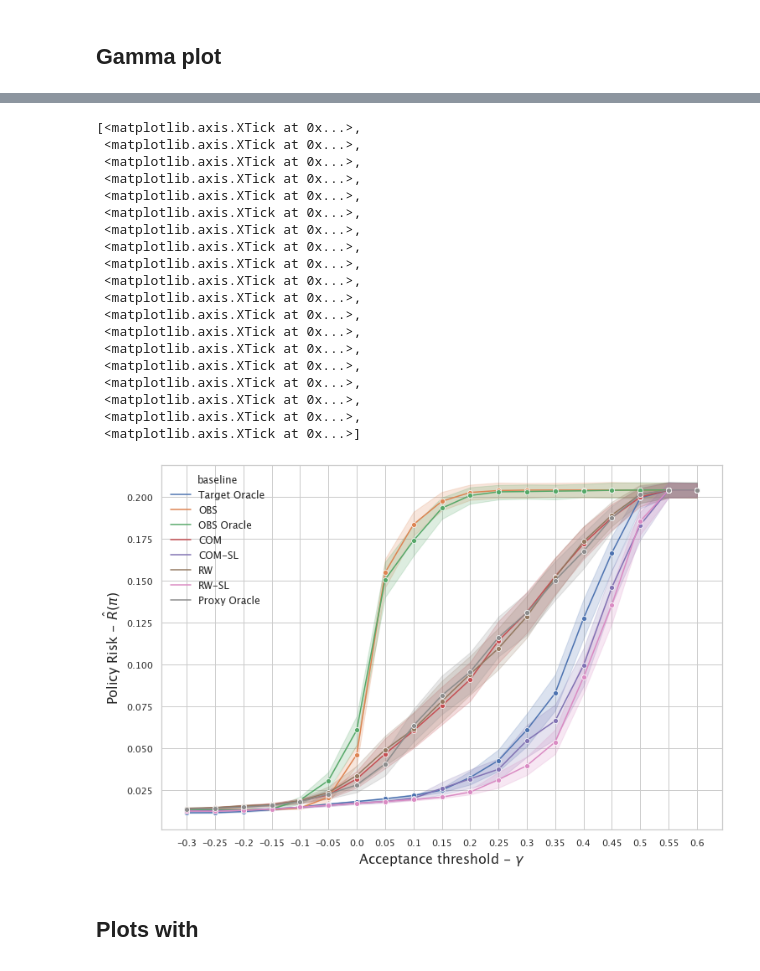
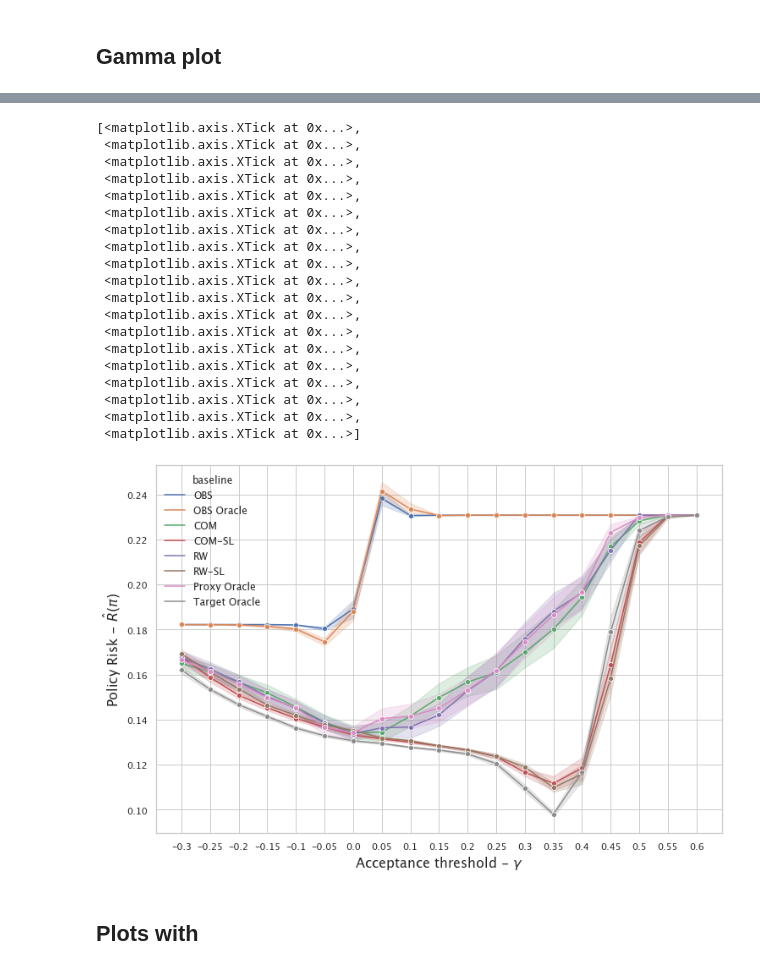
Before and after one commit to lguerdan/counterfactual-decision-support, a Jupyter notebook: notebook_results.ipynb, the cells around one changed output, grey strips where cells are left out. Cells and saved outputs as stored; diff of their text form; code cells hidden in the pictures.

Commit message:
update policy risk computation

```diff
--- a/notebook_results.ipynb
+++ b/notebook_results.ipynb
@@ -15,8 +15,3 @@ sns.set(style = "whitegrid", rc = {
     "axes.labelsize": 16,
     'legend.fontsize': 12
 })
-# %%
-df, meandf  = results.get_erm_convergence_result_df('NENV_erm_convergence_rates_crossfit_R10')
-df = df[df['alpha_0'] != 0.2]
-df.reset_index(inplace=True)
-fig = sns.lineplot(data=df, x="NS", y="ACC", hue='baseline', ci=68, marker='o')
@@ -25,7 +17,0 @@ fig = sns.lineplot(data=df, x="NS", y="ACC", hue='baseline', ci=68, marker='o')
-# %%
-df, meandf  = results.get_erm_convergence_result_df('NR_erm_convergence_rates_crossfit_R10')
-# df = df[df['alpha_0'] == 0.2]
-
-# df = df[df['NS'] < 15000]
-df.reset_index(inplace=True)
-fig = sns.lineplot(data=df, x="NS", y="ACC", hue='baseline', ci=68, marker='o')
@@ -33,0 +18,5 @@ fig = sns.lineplot(data=df, x="NS", y="ACC", hue='baseline', ci=68, marker='o')
+# %%
+for i in glob.glob('results/NENV_erm_convergence_rates_crossfit_oracle_R10/*'):
+    print(i)
+    df = pd.read_csv(i)
+    print(df.shape)
@@ -152,8 +116,9 @@ Name: ate_hat, dtype: float64
 # %%
 
-ohie_df = get_ate_result_df('NR_erm_ohie_crossfit_oracle_params_R10')
-jobs_df = get_ate_result_df('NATE_erm_realworld_crossfit_oracle_params_R10')
+exp_df = get_ate_result_df('NATE_erm_ohiejobs_crossfit_oracle_params_R10')
+ohie_df = exp_df[exp_df['benchmark'] == 'ohie']
 
+jobs_df = get_ate_result_df('NATE_erm_jobs_crossfit_oracle_params_R10')
 
 
 disp_names = {
@@ -164,11 +129,12 @@ disp_names = {
     'Proxy Oracle': r'$f_{Y_t}$',
     'OBS Oracle': 'Target UCN',
     'OBS': 'Proxy UCN',
-    'RW-SL (learned)' : r'RW-SL ($\hat{\alpha}$, $\hat{\beta}$)'
+    'RW-SL (learned)' : r'RW-SL ($\hat{\alpha}$, $\hat{\beta}$)',
+    'SL' : r'SL ($\hat{\alpha}$, $\hat{\beta}$)'
 }
 
 
-include_baselines = ['Target Oracle', 'RW-SL', 'COM', 'OBS Oracle', 'OBS']
+include_baselines = ['Target Oracle', 'RW-SL', 'SL', 'COM', 'OBS Oracle', 'OBS']
 ohie_df = ohie_df[ohie_df['baseline'].isin(include_baselines)]
 jobs_df = jobs_df[jobs_df['baseline'].isin(include_baselines)]
 
@@ -226,34 +190,40 @@ disp_names = {
 # %%
-gamma_settings = [i for i in jobs if 'pr_' in i]
+xp_df = get_ate_result_df('NATE_erm_ohiejobs_crossfit_oracle_params_R10')
+ohie_df = exp_df[exp_df['benchmark'] == 'ohie']
+jobs_df = exp_df[exp_df['benchmark'] == 'jobs']
+
+# jobs_df = jobs_df[jobs_df['alpha_0'] == 0.3]
+
+gamma_settings = [i for i in jobs_df if 'pr_' in i]
 pr_results = ['baseline'] + gamma_settings
-gammadf = jobs[pr_results].melt(id_vars=['baseline'], var_name="gamma", value_name='policy_risk')
+gammadf = jobs_df[pr_results].melt(id_vars=['baseline'], var_name="gamma", value_name='policy_risk')
 
 plt.figure(figsize=(12,8))
 fig = sns.lineplot(data=gammadf, x='gamma', hue='baseline', y='policy_risk', marker='o', ci=68)
 plt.xlabel('Acceptance threshold - $\gamma$')
 plt.ylabel('Policy Risk - $\hat{R}(\pi)$')
 fig.set_xticks([i for i in range(len(gamma_settings))], labels=[float(i.split('_')[1]) for i in gamma_settings])
 # %% [output]
 [<matplotlib.axis.XTick at 0x...>,
  <matplotlib.axis.XTick at 0x...>,
  <matplotlib.axis.XTick at 0x...>,
  <matplotlib.axis.XTick at 0x...>,
  <matplotlib.axis.XTick at 0x...>,
  <matplotlib.axis.XTick at 0x...>,
  <matplotlib.axis.XTick at 0x...>,
  <matplotlib.axis.XTick at 0x...>,
  <matplotlib.axis.XTick at 0x...>,
  <matplotlib.axis.XTick at 0x...>,
  <matplotlib.axis.XTick at 0x...>,
  <matplotlib.axis.XTick at 0x...>,
  <matplotlib.axis.XTick at 0x...>,
  <matplotlib.axis.XTick at 0x...>,
  <matplotlib.axis.XTick at 0x...>,
  <matplotlib.axis.XTick at 0x...>,
  <matplotlib.axis.XTick at 0x...>,
  <matplotlib.axis.XTick at 0x...>,
  <matplotlib.axis.XTick at 0x...>]
-[figure, old version]
+[figure, new version]
 # %% [markdown]
 ## Plots with
 # %%
```
Also changed, not shown: parts of 12 cells of this notebook, 4 other files.
